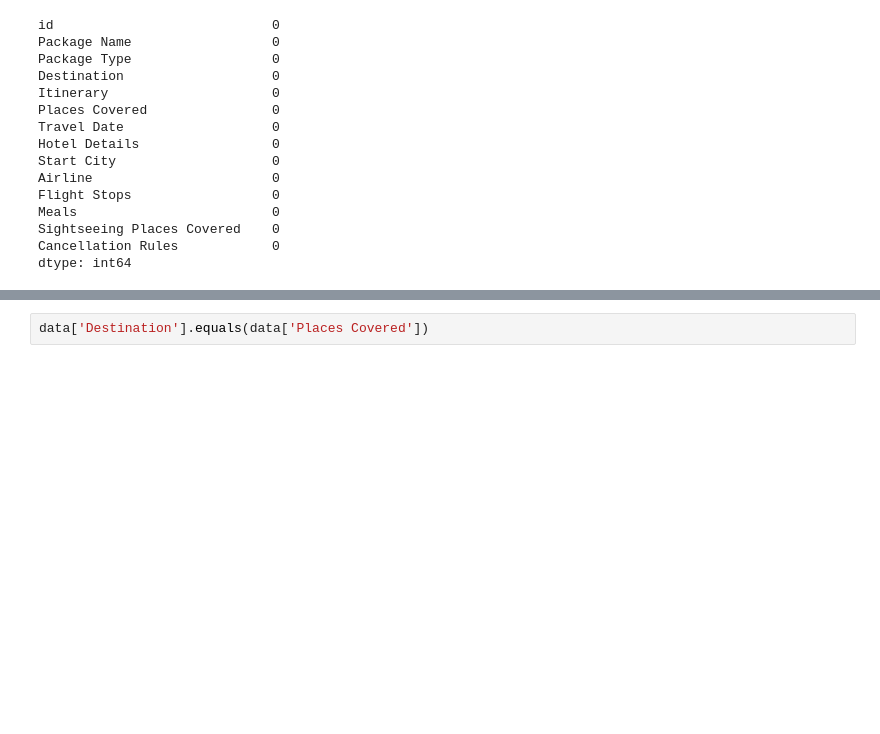
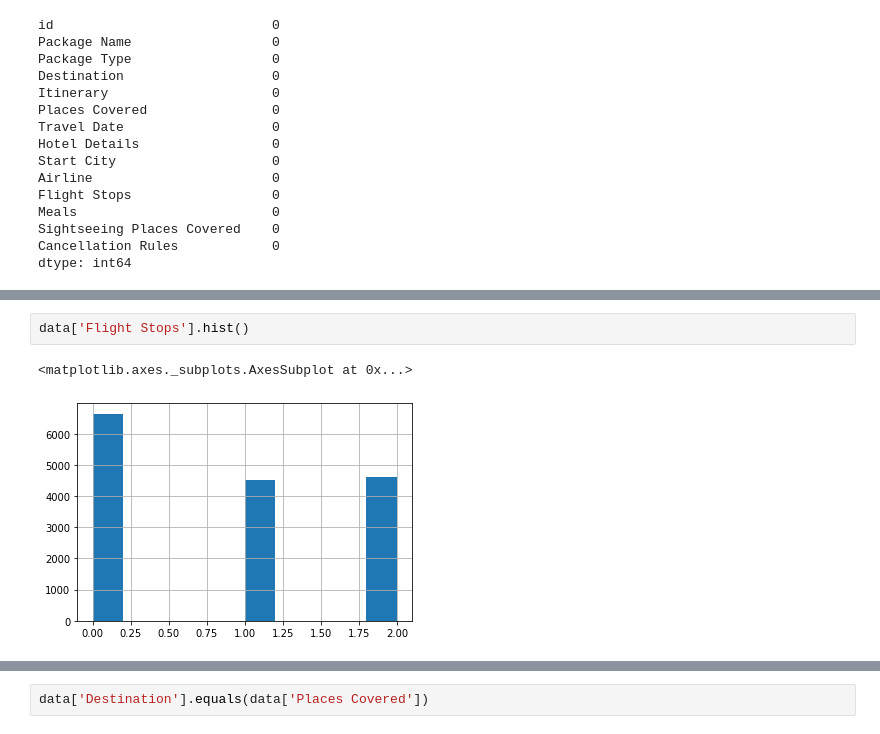
Before and after one commit to dannyfuf/ML, a Jupyter notebook: Taller_2/Parte 2/Taller_2_kaggle.ipynb, the cells around one changed output, grey strips where cells are left out. Cells and saved outputs as stored; diff of their text form; blank space fills up the shorter version.

```diff
--- a/Taller_2/Parte 2/Taller_2_kaggle.ipynb
+++ b/Taller_2/Parte 2/Taller_2_kaggle.ipynb
@@ -153,0 +144,5 @@ cols
+# %%
+data['Flight Stops'].hist()
+# %% [output]
+<matplotlib.axes._subplots.AxesSubplot at 0x...>
+[figure, added]
```
Also changed, not shown: parts of 20 cells of this notebook, 3 other files.
